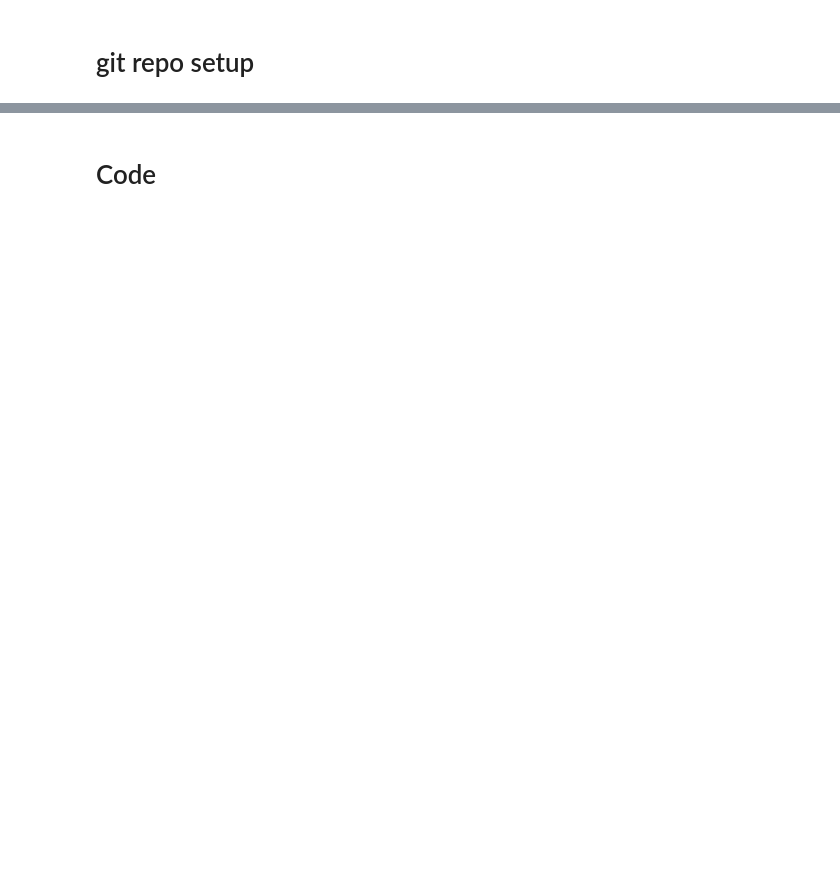
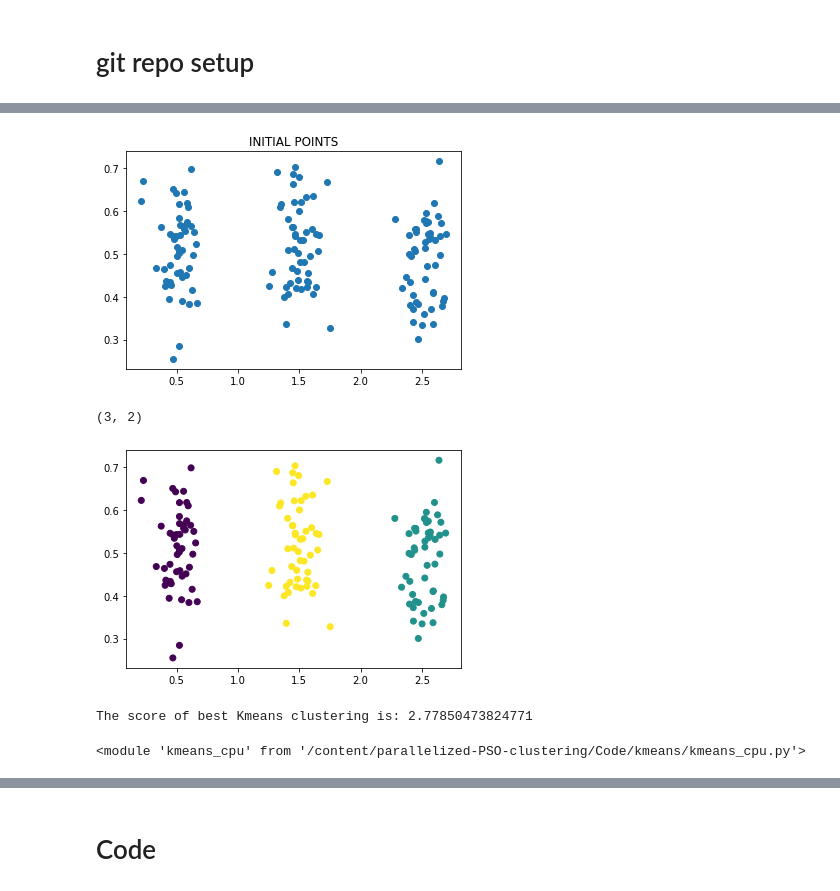
Before and after one commit to ms03831/parallelized-PSO-clustering, a Jupyter notebook: Code/kmeans/kMeansClusteringCUDA.ipynb, the cells around one changed output, grey strips where cells are left out. Drawn from its saved outputs; the diff is of its cells as text; code cells hidden in the pictures; blank space fills up the shorter version.

```diff
--- a/Code/kmeans/kMeansClusteringCUDA.ipynb
+++ b/Code/kmeans/kMeansClusteringCUDA.ipynb
@@ -28,6 +77,16 @@ kmeans_cpu.py  kmeans_gpu.py  __pycache__/
 # %%
 !git config --global user.email "ms03831@st.habib.edu.pk"
 !git config --global user.name "ms03831"
+# %%
+import kmeans_cpu
+import importlib
+importlib.reload(kmeans_cpu)
+# %% [output]
+[figure, added]
+(3, 2)
+[figure, added]
+The score of best Kmeans clustering is: 2.77850473824771
+<module 'kmeans_cpu' from '/content/parallelized-PSO-clustering/Code/kmeans/kmeans_cpu.py'>
 # %%
 commitmsg = "kmeans cpu updated"
 !git add kmeans_cpu.py
```
Also changed, not shown: parts of 14 cells of this notebook, 3 other files.
